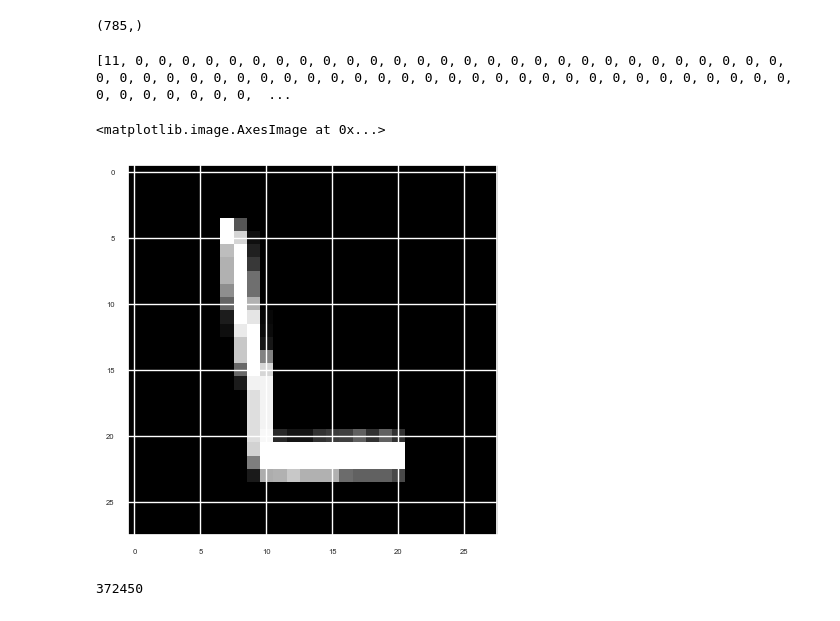
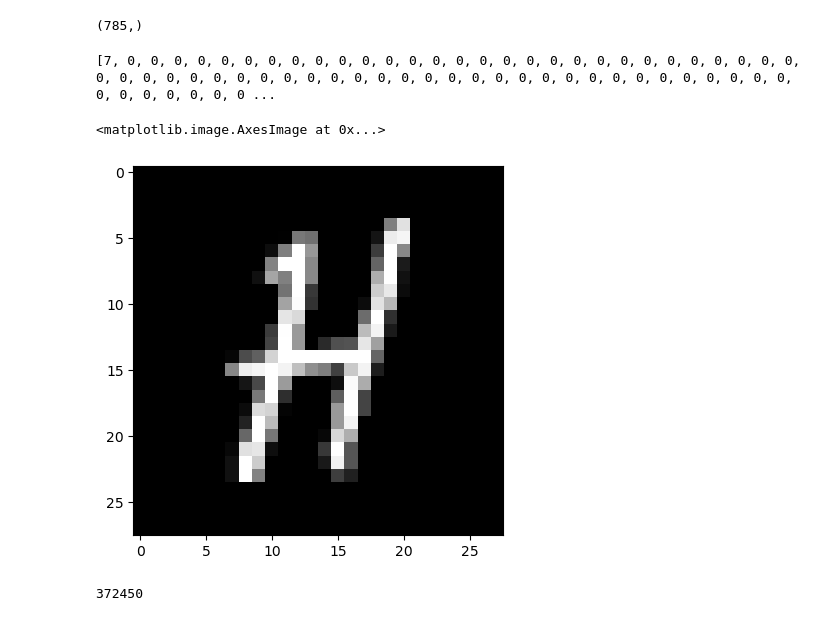
Before and after one commit to thanhpv097/M-h-nh-nh-n-di-n-ch-vi-t-tay, a Jupyter notebook: Mô hình nhận diện chữ viết tay (CNN).ipynb, the cells around one changed output. Saved outputs shown, nothing was run; the diff lists cells and outputs as text; code cells hidden in the pictures.

```diff
--- a/Mô hình nhận diện chữ viết tay (CNN).ipynb
+++ b/Mô hình nhận diện chữ viết tay (CNN).ipynb
@@ -41,19 +43,19 @@ print(np.shape(data_list[100000]))
 (785,)
 # %%
 # Lấy dữ liệu tại hàng thứ 100,000 từ danh sách data_list và lưu vào biến letter.
-letter = data_list[100000]
+letter = data_list[80000]
 
 # Chuyển đổi chuỗi các số thành mảng NumPy, loại bỏ ký tự đầu (label), và định hình thành mảng 2D (28x28).
 x = np.array([int(j) for j in letter[1:]])
 x = x.reshape(28, 28)
 
 # In ra dữ liệu và hiển thị hình ảnh của biểu đồ số học.
 print(letter)
 plt.imshow(x, cmap='gray')
 # %% [output]
-[11, 0, 0, 0, 0, 0, 0, 0, 0, 0, 0, 0, 0, 0, 0, 0, 0, 0, 0, 0, 0, 0, 0, 0, 0, 0, 0, 0, 0, 0, 0, 0, 0, 0, 0, 0, 0, 0, 0, 0, 0, 0, 0, 0, 0, 0, 0, 0, 0, 0, 0, 0, 0, 0, 0, 0, 0, 0, 0, 0, 0, 0, 0, 0, 0, 0,  ...
+[7, 0, 0, 0, 0, 0, 0, 0, 0, 0, 0, 0, 0, 0, 0, 0, 0, 0, 0, 0, 0, 0, 0, 0, 0, 0, 0, 0, 0, 0, 0, 0, 0, 0, 0, 0, 0, 0, 0, 0, 0, 0, 0, 0, 0, 0, 0, 0, 0, 0, 0, 0, 0, 0, 0, 0, 0, 0, 0, 0, 0, 0, 0, 0, 0, 0, 0 ...
 <matplotlib.image.AxesImage at 0x...>
-[figure, old version]
+[figure, new version]
 # %%
 # Tạo danh sách data chứa dữ liệu từ data_list (bỏ đi ký tự đầu tiên).
 data = [row[1:] for row in data_list]
```
Also changed, not shown: parts of 8 cells of this notebook.
